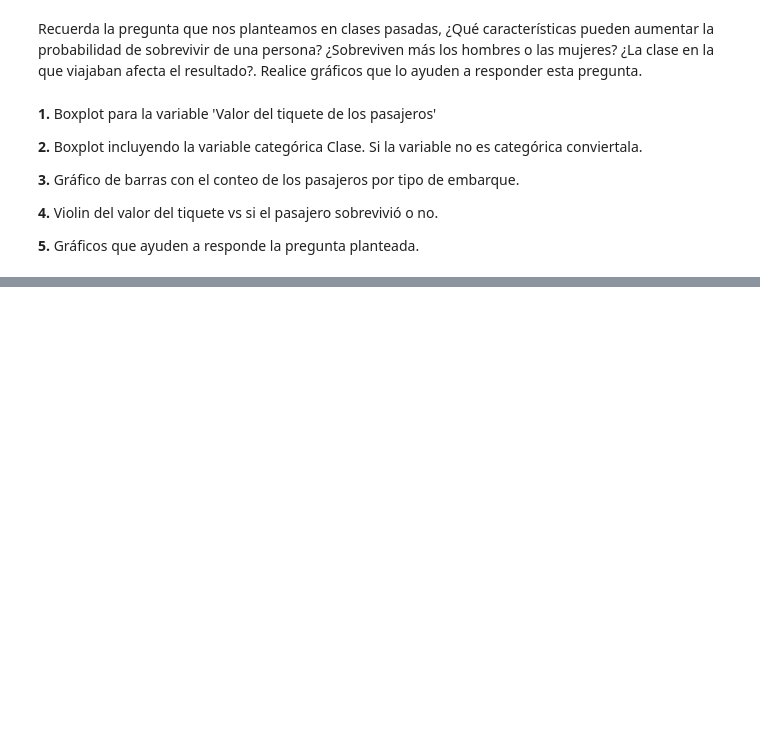
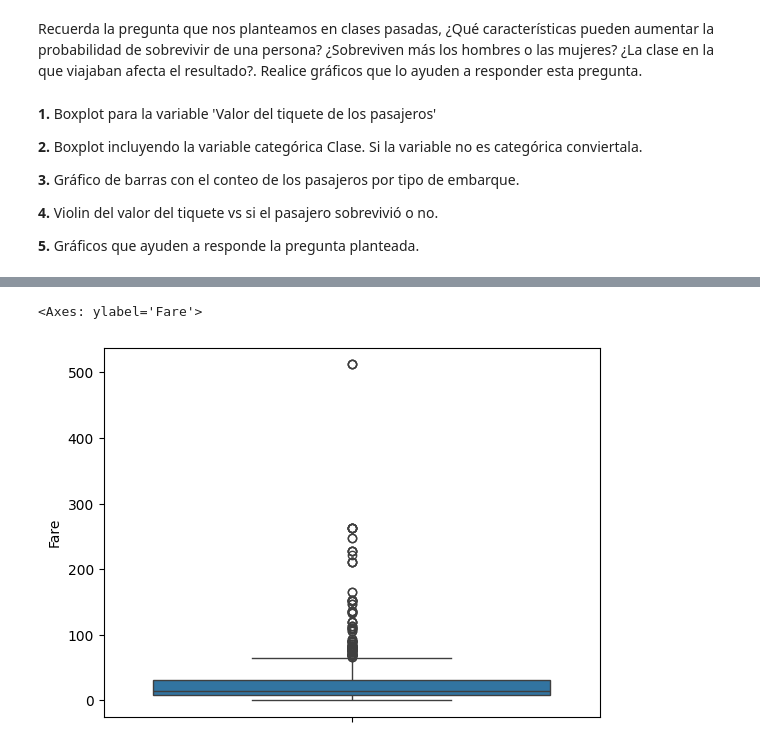
Before and after one commit to cgranadosh/basics_python_Analitycs, a Jupyter notebook: Clase_8_Análisis_Gráfico_Univariado.ipynb, the cells around one changed output, grey strips where cells are left out. Saved outputs shown, nothing was run; the diff lists cells and outputs as text; code cells hidden in the pictures; blank space fills up the shorter version.

```diff
--- a/Clase_8_Análisis_Gráfico_Univariado.ipynb
+++ b/Clase_8_Análisis_Gráfico_Univariado.ipynb
@@ -330,3 +330,5 @@ Recuerda la pregunta que nos planteamos en clases pasadas, ¿Qué característic
 **4.** Violin del valor del tiquete vs si el pasajero sobrevivió o no.
 
 **5.** Gráficos que ayuden a responde la pregunta planteada.
+# %%
+df = df.astype({"Pclass": str})
@@ -332,0 +350,5 @@ Recuerda la pregunta que nos planteamos en clases pasadas, ¿Qué característic
+# %%
+sns.boxplot(df.Fare )
+# %% [output]
+<Axes: ylabel='Fare'>
+[figure, added]
```
Also changed, not shown: parts of 11 cells of this notebook.
